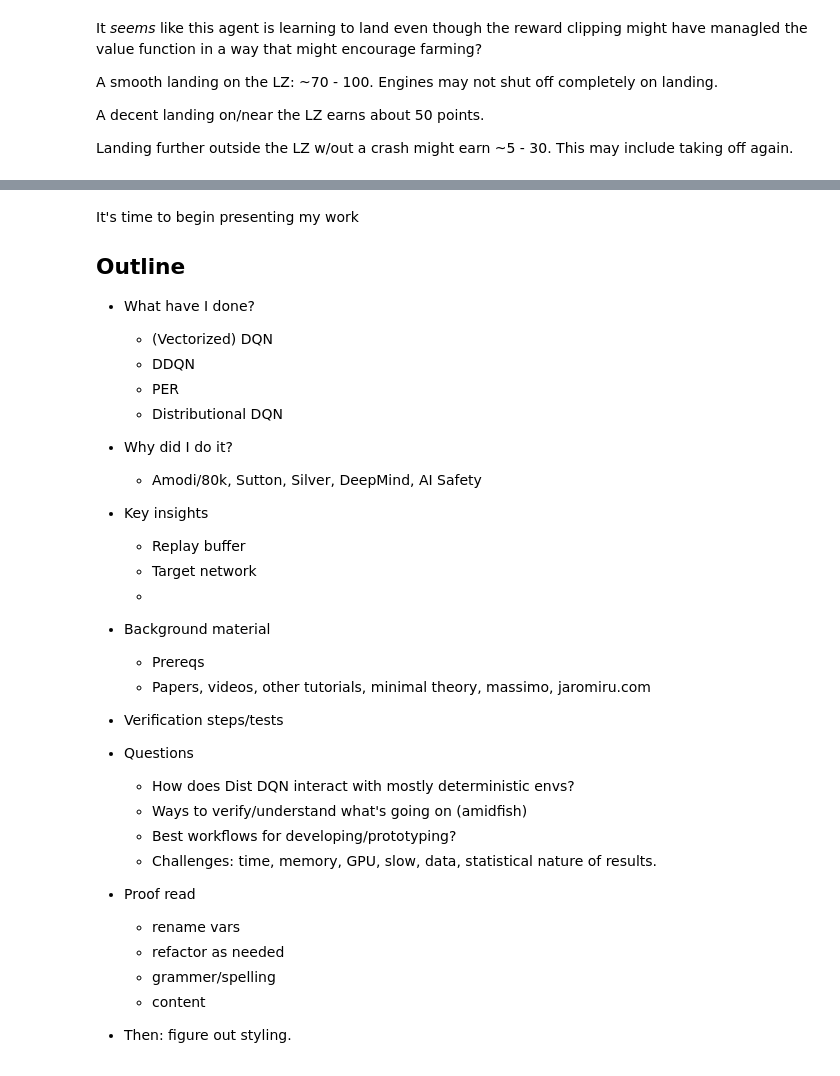
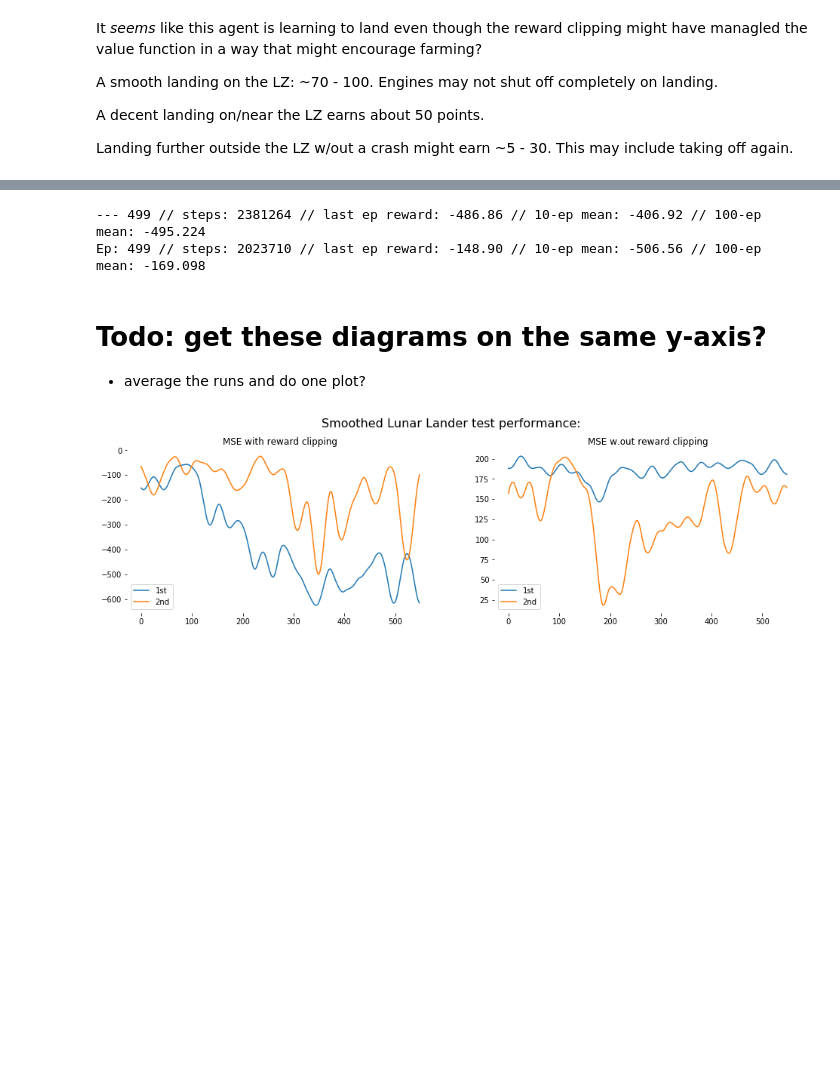
Before and after one commit to liavkoren/ai-ml-rl, a Jupyter notebook: dqn_implementations/mine/DQN part 1.ipynb, the cells around one changed output, grey strips where cells are left out. Saved outputs shown, nothing was run; the diff lists cells and outputs as text; code cells hidden in the pictures; blank space fills up the shorter version.

```diff
--- a/dqn_implementations/mine/DQN part 1.ipynb
+++ b/dqn_implementations/mine/DQN part 1.ipynb
@@ -64,8 +78,8 @@ class Memory(deque):
         return random.sample(self, batch_size)
 
 
-def huber_loss(y_true, y_pred):
-    delta = 1.0
+def huber_loss(y_true, y_pred, delta=2):
+    delta = 2.0
     err = y_true - y_pred
     L2 = 0.5 * K.square(err)
     L1 = delta * (K.abs(err) - 0.5 * delta)
@@ -73,7 +87,7 @@ def huber_loss(y_true, y_pred):
     return K.mean(loss)
 
 
-def make_network(state_shape, action_shape, num_hidden_units):
+def make_network(state_shape, action_shape, num_hidden_units, loss='mse'):
     net = keras.Sequential()
     net.add(keras.layers.Dense(num_hidden_units, activation='relu', input_shape=state_shape))
     net.add(keras.layers.Dense(action_shape, activation='linear'))
@@ -714,31 +606,0 @@ altho Distributional paper says:
-# %% [markdown]
-It's time to begin presenting my work
-## Outline
-- What have I done?
-    - (Vectorized) DQN
-    - DDQN
-    - PER
-    - Distributional DQN
-- Why did I do it?
-    - Amodi/80k, Sutton, Silver, DeepMind, AI Safety
-- Key insights
-    - Replay buffer
-    - Target network
-    -
-- Background material
-    - Prereqs
-    - Papers, videos, other tutorials, minimal theory, massimo, jaromiru.com
-
-- Verification steps/tests
-- Questions
-    - How does Dist DQN interact with mostly deterministic envs?
-    - Ways to verify/understand what's going on (amidfish)
-    - Best workflows for developing/prototyping?
-    - Challenges: time, memory, GPU, slow, data, statistical nature of results.
-- Proof read
-    - rename vars
-    - refactor as needed
-    - grammer/spelling
-    - content
-
-- Then: figure out styling.
@@ -744,0 +609,8 @@ It's time to begin presenting my work
+# %%
+# evaluate the agents trained with reward clipping:
+lunar_ddqn1.test(500)
+print('---')
+lunar_ddqn2.test(500)
+# %% [output]
+--- 499 // steps: 2381264 // last ep reward: -486.86 // 10-ep mean: -406.92 // 100-ep mean: -495.224
+Ep: 499 // steps: 2023710 // last ep reward: -148.90 // 10-ep mean: -506.56 // 100-ep mean: -169.098
@@ -744,0 +620,22 @@ It's time to begin presenting my work
+# %% [markdown]
+# Todo: get these diagrams on the same y-axis?
+  - average the runs and do one plot?
+# %%
+fig, axes = plt.subplots(1, 2, figsize=(16, 4))
+fig.suptitle('Smoothed Lunar Lander test performance: ', fontsize=16, y=1.02)
+spines_off(axes)
+ax1, ax2 = axes
+vlines = [lunar_ddqn1.update_target_every * i for i in range(1, lunar_ddqn1.num_episodes//lunar_ddqn1.update_target_every + 1)]
+smoothing_window = 50
+
+ax1.set_title('MSE with reward clipping')
+ax1.plot( smooth(np.array(lunar_ddqn1.episode_rewards), window_len=smoothing_window) )
+ax1.plot( smooth(np.array(lunar_ddqn2.episode_rewards), window_len=smoothing_window) )
+ax1.legend(['1st', '2nd'])
+
+ax2.set_title('MSE w.out reward clipping')
+ax2.plot( smooth(np.array(unclipped_lunar_ddqn1_episode_rewards), window_len=smoothing_window) )
+ax2.plot( smooth(np.array(unclipped_lunar_ddqn2_episode_rewards), window_len=smoothing_window) )
+ax2.legend(['1st', '2nd']);
+# %% [output]
+[figure, added]
```
Also changed, not shown: parts of 45 cells of this notebook, 1 other file.
